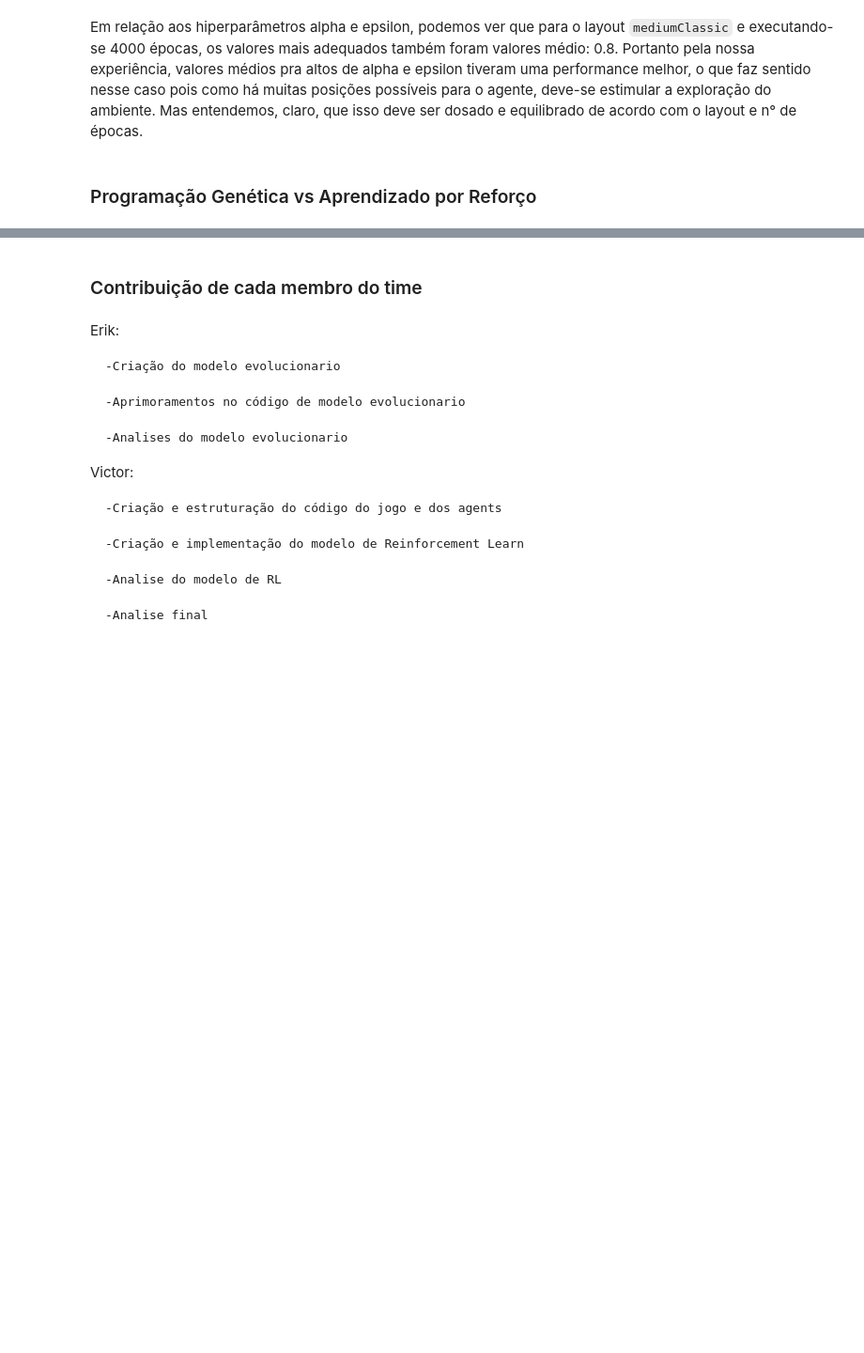
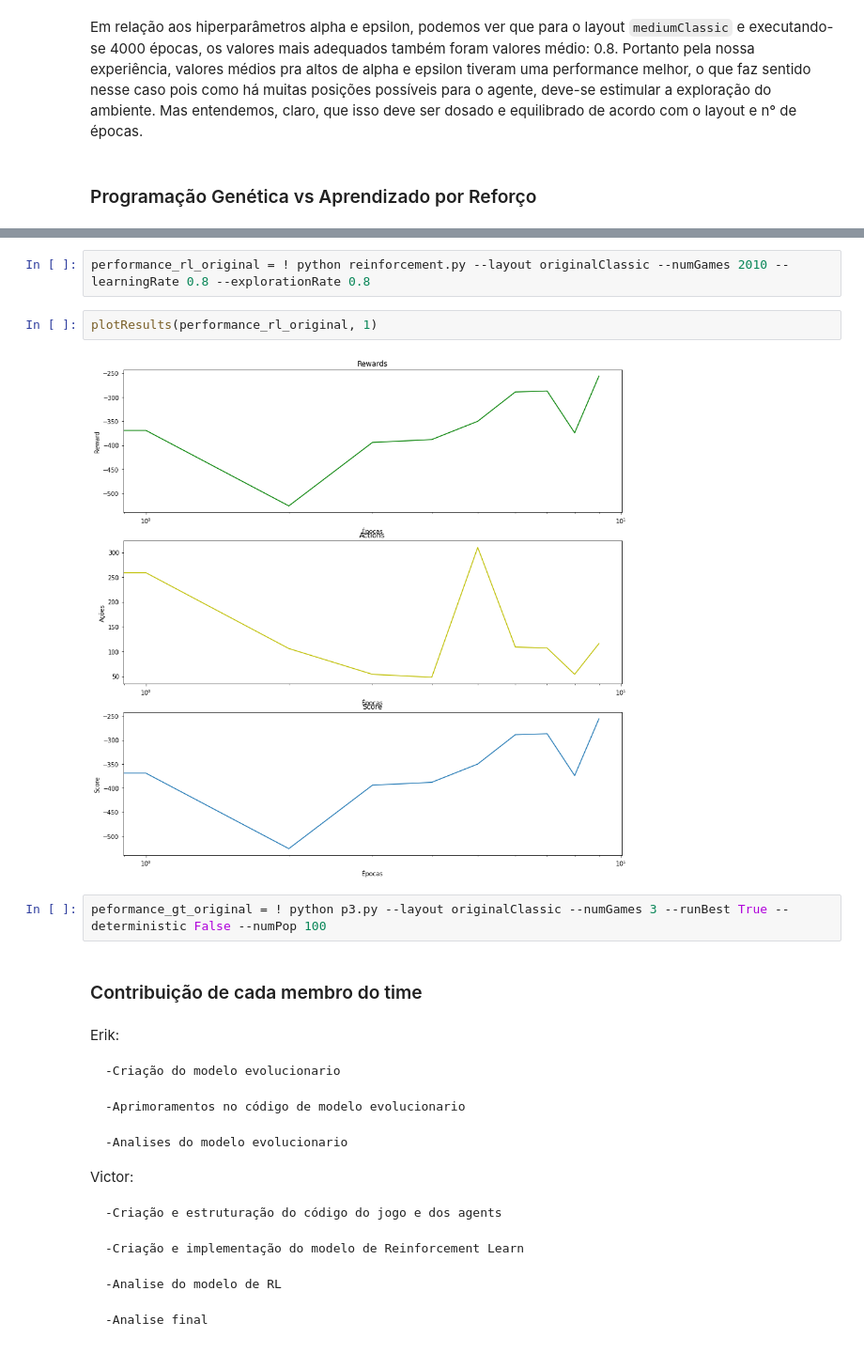
Before and after one commit to vpalmerini/pacman, a Jupyter notebook: p3.ipynb, the cells around one changed output, grey strips where cells are left out. Shown at 94% size. Saved outputs shown, nothing was run; the diff lists cells and outputs as text; blank space fills up the shorter version.

```diff
--- a/p3.ipynb
+++ b/p3.ipynb
@@ -622,3 +646,11 @@ Em relação aos hiperparâmetros alpha e epsilon, podemos ver que para o layout
+# %%
+performance_rl_original = ! python reinforcement.py --layout originalClassic --numGames 2010 --learningRate 0.8 --explorationRate 0.8
+# %%
+plotResults(performance_rl_original, 1)
+# %% [output]
+[figure, added]
+# %%
+peformance_gt_original = ! python p3.py --layout originalClassic --numGames 3 --runBest True --deterministic False --numPop 100
 # %% [markdown]
 ### Contribuição de cada membro do time
 # %% [markdown]
```
Also changed, not shown: parts of 11 cells of this notebook, 1 other file.
